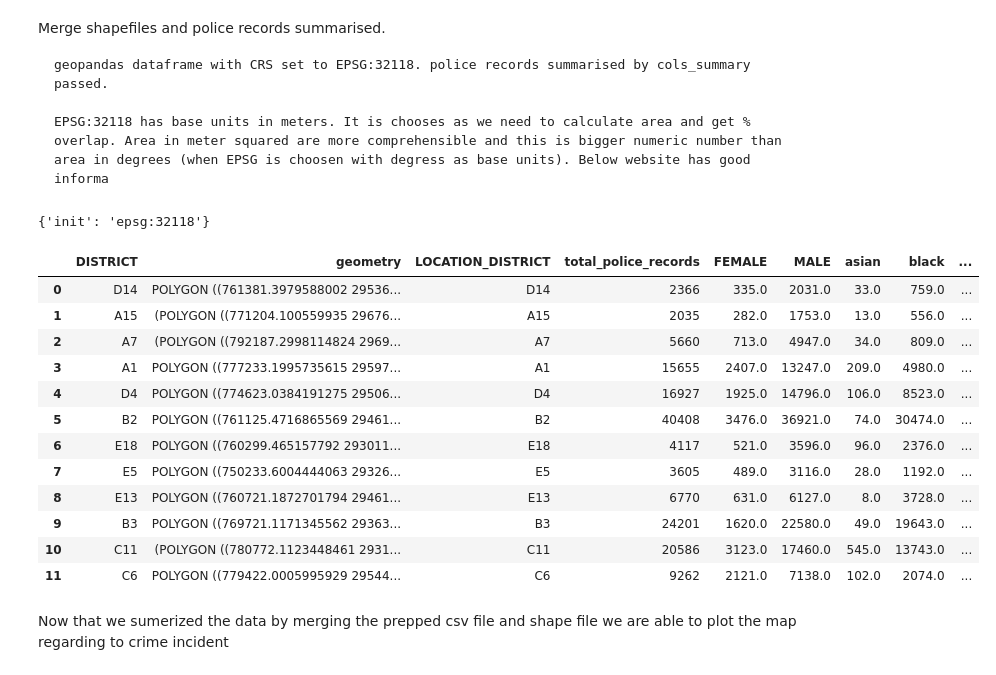
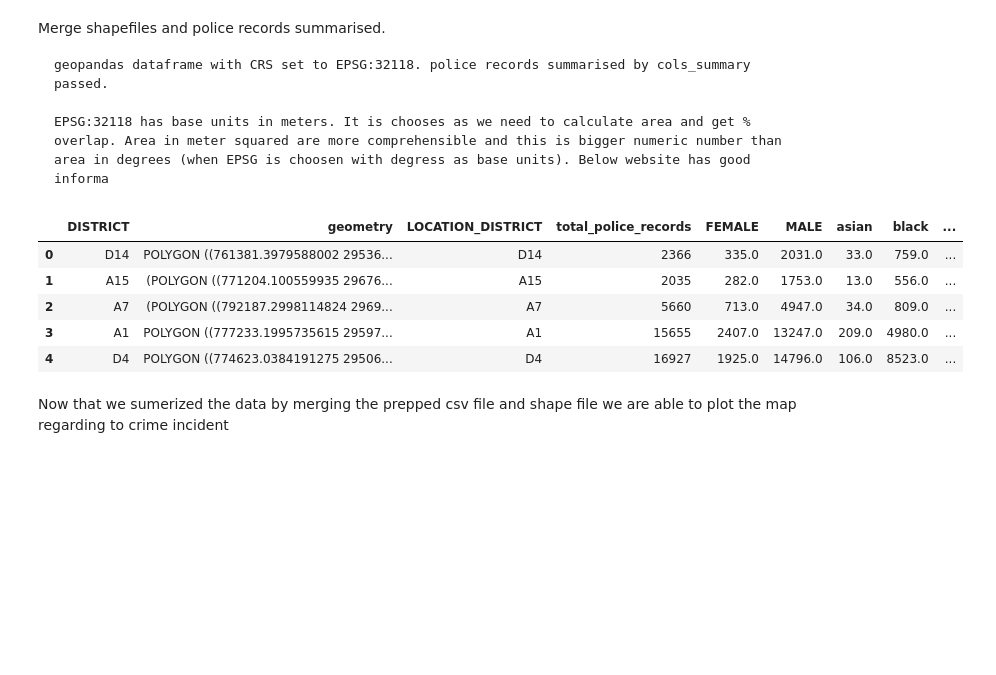
Before and after one commit to ConnorCheng2/Data-Science-for-Good, a Jupyter notebook: CleanAndVisualizeMA.ipynb, the cells around one changed output. Saved outputs shown, nothing was run; the diff lists cells and outputs as text; code cells hidden in the pictures; blank space fills up the shorter version.

```diff
--- a/CleanAndVisualizeMA.ipynb
+++ b/CleanAndVisualizeMA.ipynb
@@ -109,28 +109,17 @@ NEW_SHP = pd.merge(RD.MA_SHP[["DISTRICT",'geometry']], t, left_on = "DISTRICT",
 #pg.drop(columns = [pr_common_key],inplace = True)
 NEW_SHP = gpd.GeoDataFrame(NEW_SHP,
                     geometry = 'geometry',
-                    crs = NEW_SHP.crs)
-NEW_SHP.crs= {'init': 'epsg:32118'}
-print(NEW_SHP.crs)
+                    crs = RD.MA_SHP.crs)
 NEW_SHP.fillna(value=0,inplace = True)
-# %% [output]
-{'init': 'epsg:32118'}
 # %%
-NEW_SHP
+NEW_SHP.head()
 # %% [output]
 |  | DISTRICT | geometry | LOCATION_DISTRICT | total_police_records | FEMALE | MALE | asian | black | ... |
 | 0 | D14 | POLYGON ((761381.3979588002 29536... | D14 | 2366 | 335.0 | 2031.0 | 33.0 | 759.0 | ... |
 | 1 | A15 | (POLYGON ((771204.100559935 29676... | A15 | 2035 | 282.0 | 1753.0 | 13.0 | 556.0 | ... |
 | 2 | A7 | (POLYGON ((792187.2998114824 2969... | A7 | 5660 | 713.0 | 4947.0 | 34.0 | 809.0 | ... |
 | 3 | A1 | POLYGON ((777233.1995735615 29597... | A1 | 15655 | 2407.0 | 13247.0 | 209.0 | 4980.0 | ... |
 | 4 | D4 | POLYGON ((774623.0384191275 29506... | D4 | 16927 | 1925.0 | 14796.0 | 106.0 | 8523.0 | ... |
-| 5 | B2 | POLYGON ((761125.4716865569 29461... | B2 | 40408 | 3476.0 | 36921.0 | 74.0 | 30474.0 | ... |
-| 6 | E18 | POLYGON ((760299.465157792 293011... | E18 | 4117 | 521.0 | 3596.0 | 96.0 | 2376.0 | ... |
-| 7 | E5 | POLYGON ((750233.6004444063 29326... | E5 | 3605 | 489.0 | 3116.0 | 28.0 | 1192.0 | ... |
-| 8 | E13 | POLYGON ((760721.1872701794 29461... | E13 | 6770 | 631.0 | 6127.0 | 8.0 | 3728.0 | ... |
-| 9 | B3 | POLYGON ((769721.1171345562 29363... | B3 | 24201 | 1620.0 | 22580.0 | 49.0 | 19643.0 | ... |
-| 10 | C11 | (POLYGON ((780772.1123448461 2931... | C11 | 20586 | 3123.0 | 17460.0 | 545.0 | 13743.0 | ... |
-| 11 | C6 | POLYGON ((779422.0005995929 29544... | C6 | 9262 | 2121.0 | 7138.0 | 102.0 | 2074.0 | ... |
 # %% [markdown]
 Now that we sumerized the data by merging the prepped csv file and shape file we are able to plot the map regarding to crime incident
 # %%
```
Also changed, not shown: parts of 21 cells of this notebook, 10 other files.
